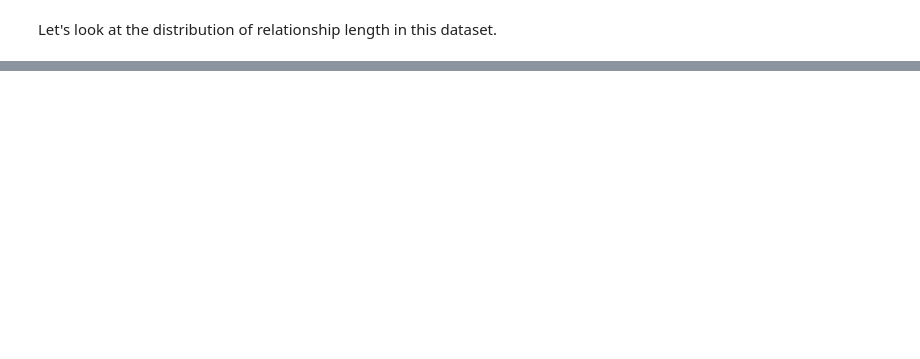
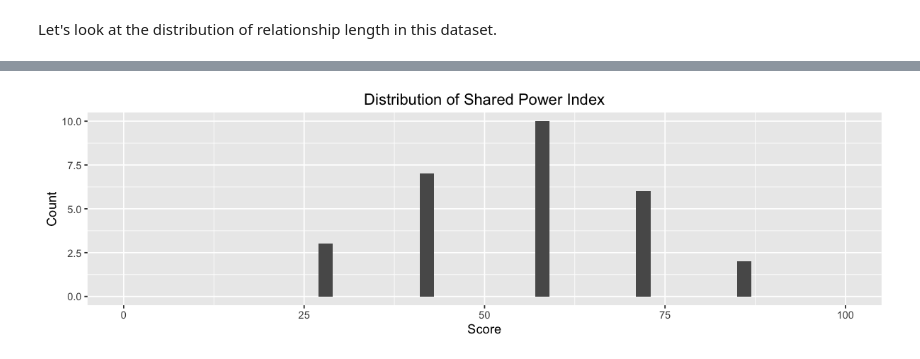
Before and after one commit to sruthipeter/gender-stereotypes, a Jupyter notebook: gender-stereotypes.ipynb, the cells around one changed output, grey strips where cells are left out. Cells and saved outputs as stored; diff of their text form; code cells hidden in the pictures; blank space fills up the shorter version.

```diff
--- a/gender-stereotypes.ipynb
+++ b/gender-stereotypes.ipynb
@@ -83,0 +105,6 @@ Warning message:
+# %%
+# Frequency Histogram of Shared Power Index
+qplot(SharedPowerIndex, data=data_non_single, geom="histogram",binwidth=2) +
+ggtitle('Distribution of Shared Power Index') + xlab('Score') + ylab('Count') + xlim(0,100)
+# %% [output]
+[figure, added]
```
Also changed, not shown: parts of 17 cells of this notebook, 1 other file.
